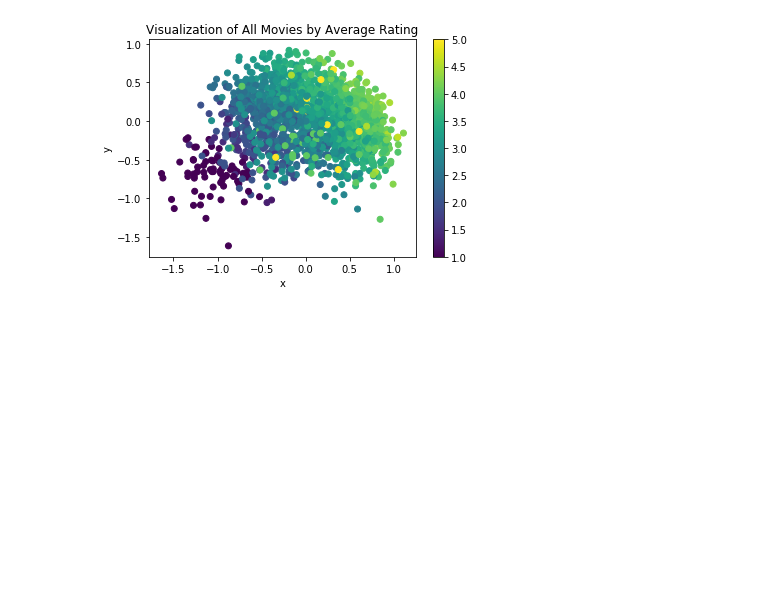
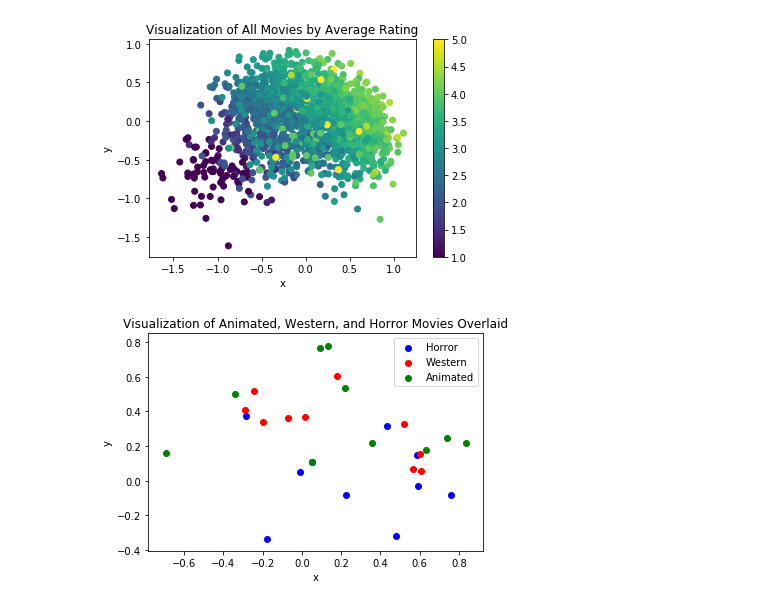
Before and after one commit to amandaliusa/cs155-movielens, a Jupyter notebook: matrix_factorizations_1.ipynb, the cells around one changed output. Drawn from its saved outputs; the diff is of its cells as text; code cells hidden in the pictures; blank space fills up the shorter version.

Commit message:
update images

```diff
--- a/matrix_factorizations_1.ipynb
+++ b/matrix_factorizations_1.ipynb
@@ -700,3 +700,33 @@ plt.colorbar()
 plt.savefig('matrix_1_avg_rating.png')
 # %% [output]
 [figure]
+# %%
+x = [0]*30
+y = [0]*30
+count = 0
+
+for i in horror:
+    x[count] = V_tilde[0][i-1]
+    y[count] = V_tilde[1][i-1]
+    count += 1
+for i in western:
+    x[count] = V_tilde[0][i-1]
+    y[count] = V_tilde[1][i-1]
+    count += 1
+for i in animated:
+    x[count] = V_tilde[0][i-1]
+    y[count] = V_tilde[1][i-1]
+    count += 1
+
+fig, ax = plt.subplots()
+plt.scatter(x[:10], y[:10], c='b')
+plt.scatter(x[10:20], y[10:20], c='r')
+plt.scatter(x[20:30], y[20:30], c='g')
+
+plt.title('Visualization of Animated, Western, and Horror Movies Overlaid')
+plt.xlabel('x')
+plt.ylabel('y')
+plt.legend(['Horror', 'Western', 'Animated'])
+plt.savefig('matrix_1_genres.png')
+# %% [output]
+[figure, added]
```
Also changed, not shown: 2 other files.
